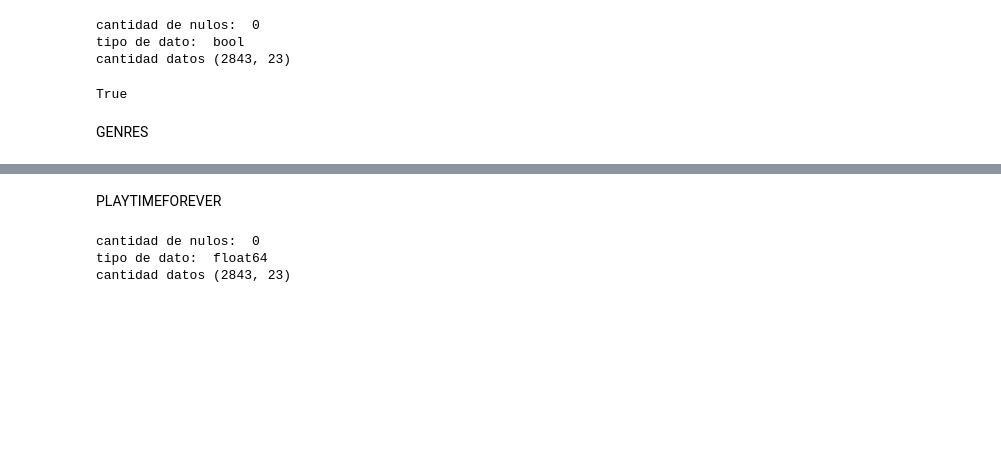
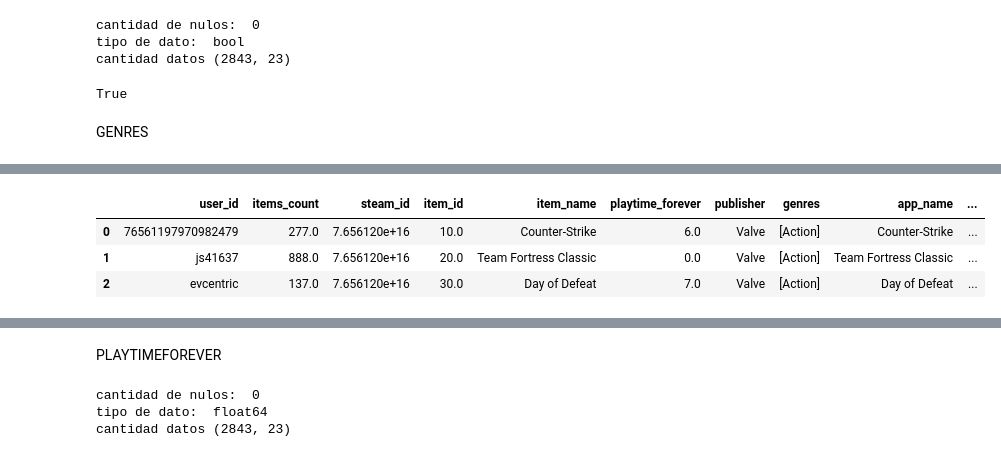
Before and after one commit to rodcordova/data_16_recomendacion, a Jupyter notebook: games_eda_etl.ipynb, the cells around one changed output, grey strips where cells are left out. Cells and saved outputs as stored; diff of their text form; code cells hidden in the pictures; blank space fills up the shorter version.

```diff
--- a/games_eda_etl.ipynb
+++ b/games_eda_etl.ipynb
@@ -472,0 +496,9 @@ df_total['genres'] = df_total['genres'].apply(lambda x: ast.literal_eval(x) if i
+# %%
+import ast
+df_total['genres']= df_total['genres'].apply(ast.literal_eval)
+df_total.head(3)
+# %% [output]
+|  | user_id | items_count | steam_id | item_id | item_name | playtime_forever | publisher | genres | app_name | ... |
+| 0 | 76561197970982479 | 277.0 | 7.656120e+16 | 10.0 | Counter-Strike | 6.0 | Valve | [Action] | Counter-Strike | ... |
+| 1 | js41637 | 888.0 | 7.656120e+16 | 20.0 | Team Fortress Classic | 0.0 | Valve | [Action] | Team Fortress Classic | ... |
+| 2 | evcentric | 137.0 | 7.656120e+16 | 30.0 | Day of Defeat | 7.0 | Valve | [Action] | Day of Defeat | ... |
```
Also changed, not shown: parts of 26 cells of this notebook, 6 other files.
